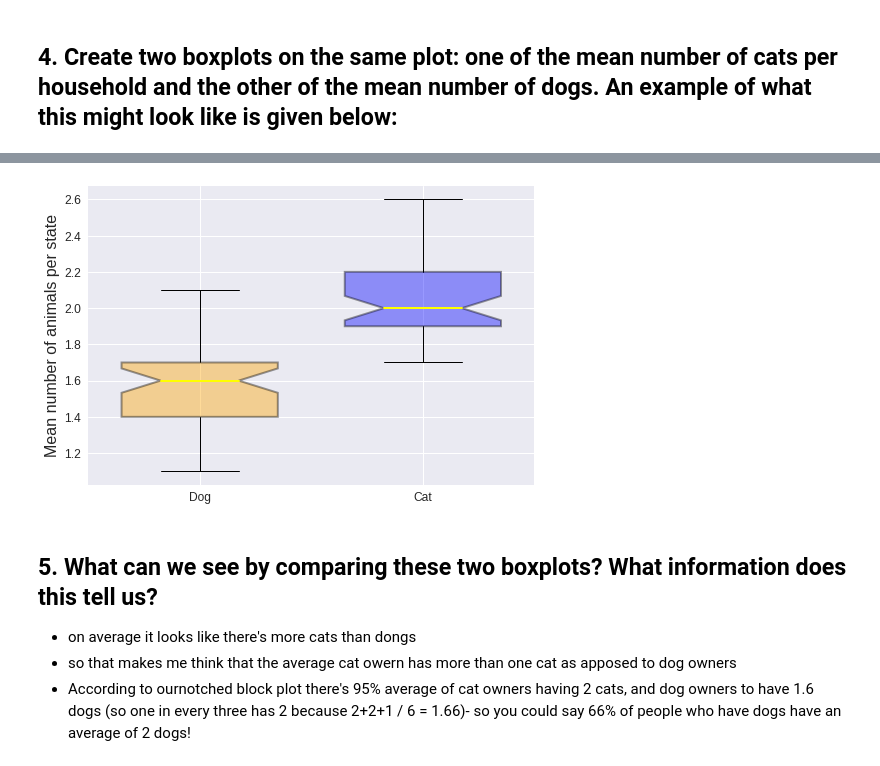
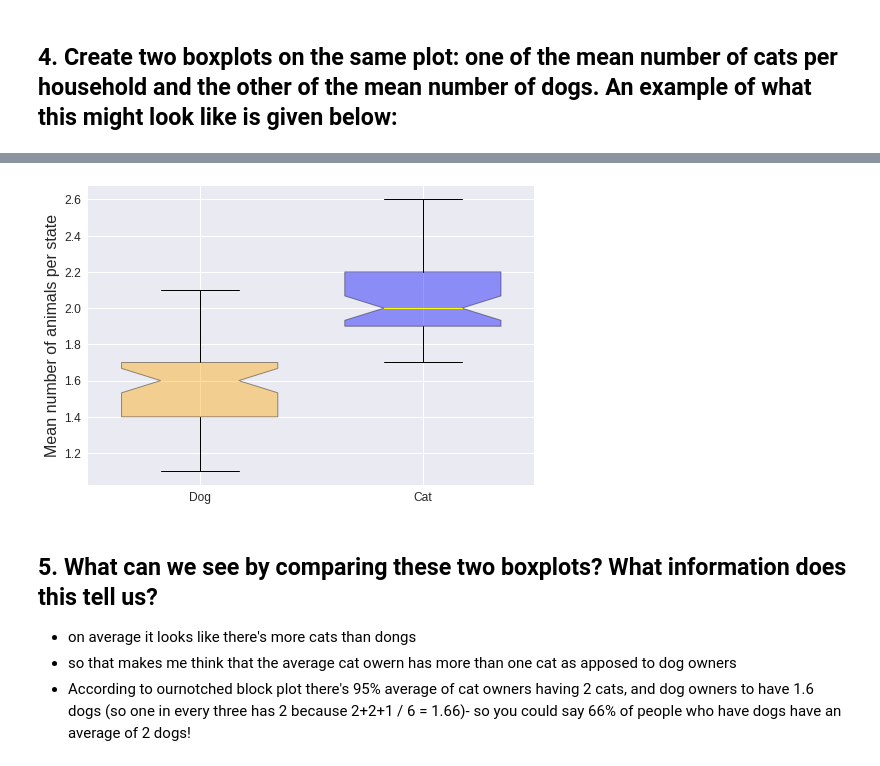
Before and after one commit to bakerlisa/data_science_machine-learning, a Jupyter notebook: histograms_boxplots_exercise.ipynb, the cells around one changed output, grey strips where cells are left out. Cells and saved outputs as stored; diff of their text form; code cells hidden in the pictures.

```diff
--- a/histograms_boxplots_exercise.ipynb
+++ b/histograms_boxplots_exercise.ipynb
@@ -129,22 +111,22 @@ df.head()
 # %%
 fig, axs = plt.subplots(nrows = 1, ncols = 1)
 dog_owner = df['Mean Number of Dogs per household']
 cat_owner = df['Mean Number of Cats']
 boxplots = axs.boxplot([dog_owner,cat_owner],
             notch = True,
             labels=['Dog', 'Cat'],
             widths = .7,
             patch_artist=True,
-            medianprops = dict(linestyle='-', linewidth=2, color='Yellow'),
-            boxprops = dict(linestyle='--', linewidth=2, color='Black', facecolor = 'blue', alpha = .4));
+            medianprops = dict(color='Yellow'),
+            boxprops = dict(color='Black', facecolor = 'blue', alpha = .4));
 
 plt.ylabel('Mean number of animals per state', fontsize = 16);
 boxplot1 = boxplots['boxes'][0]
 boxplot1.set_facecolor('orange')
 plt.xticks(fontsize = 12);
 plt.yticks(fontsize = 12);
 # %% [output]
-[figure, old version]
+[figure, new version]
 # %% [markdown]
 ## 5. What can we see by comparing these two boxplots? What information does this tell us?
 
```
Also changed, not shown: parts of 5 cells of this notebook.
